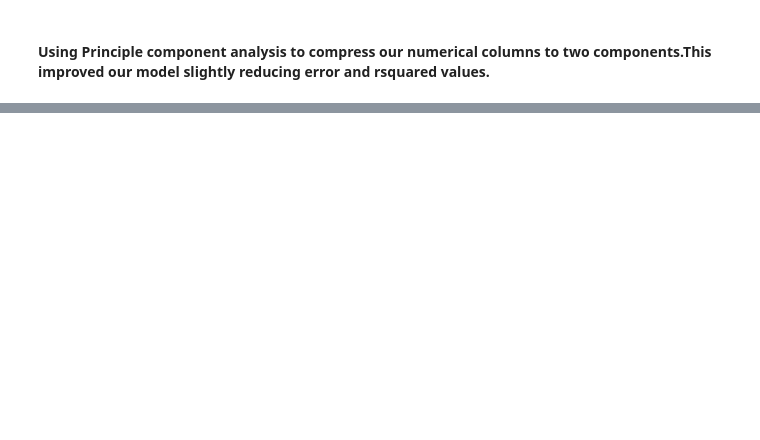
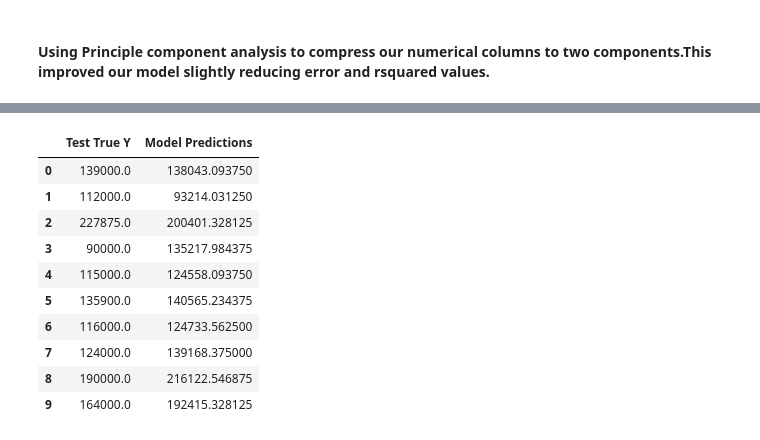
Before and after one commit to OBINNADINNEYA/OBI_PORTFOLIO, a Jupyter notebook: Housing Price prediction analysis.ipynb, the cells around one changed output, grey strips where cells are left out. Saved outputs shown, nothing was run; the diff lists cells and outputs as text; code cells hidden in the pictures; blank space fills up the shorter version.

```diff
--- a/Housing Price prediction analysis.ipynb
+++ b/Housing Price prediction analysis.ipynb
@@ -753,0 +839,20 @@ R^2: 0.8737906092519292
+# %%
+pred_df = pd.DataFrame(y_test.values,columns=['Test True Y'])
+
+pred_df = pd.concat([pred_df,test_predictions],axis=1)
+
+pred_df.columns = ['Test True Y', 'Model Predictions']
+
+pred_df.head(10)
+# %% [output]
+|  | Test True Y | Model Predictions |
+| 0 | 139000.0 | 138043.093750 |
+| 1 | 112000.0 | 93214.031250 |
+| 2 | 227875.0 | 200401.328125 |
+| 3 | 90000.0 | 135217.984375 |
+| 4 | 115000.0 | 124558.093750 |
+| 5 | 135900.0 | 140565.234375 |
+| 6 | 116000.0 | 124733.562500 |
+| 7 | 124000.0 | 139168.375000 |
+| 8 | 190000.0 | 216122.546875 |
+| 9 | 164000.0 | 192415.328125 |
```
Also changed, not shown: parts of 33 cells of this notebook, 1 other file.
